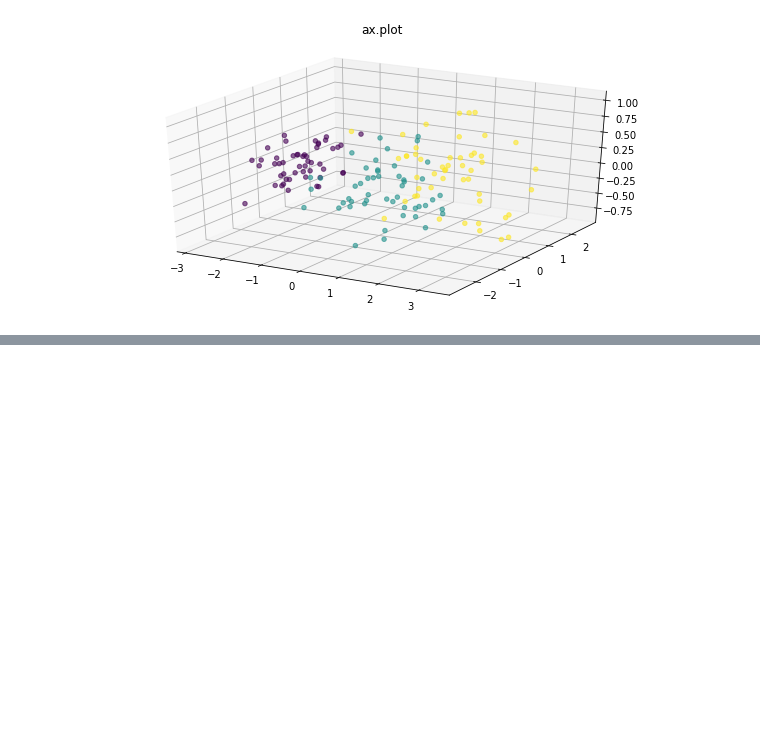
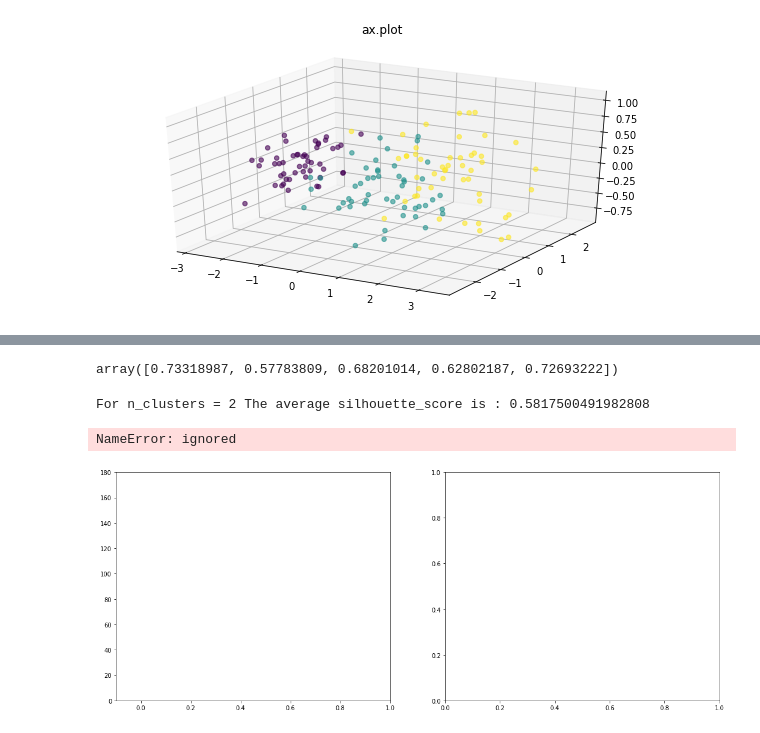
Before and after one commit to skdding3/Code-Practice, a Jupyter notebook: Unsupervised_Learning.ipynb, the cells around one changed output, grey strips where cells are left out. Cells and saved outputs as stored; diff of their text form; code cells hidden in the pictures; blank space fills up the shorter version.

```diff
--- a/Unsupervised_Learning.ipynb
+++ b/Unsupervised_Learning.ipynb
@@ -100,0 +117,9 @@ plt.show();
+# %%
+from sklearn.metrics import silhouette_samples, silhouette_score
+
+score = silhouette_score(data_scaled, kmeans.labels_)
+score
+samples = silhouette_samples(data_scaled, kmeans.labels_)
+samples[:5]
+# %% [output]
+array([0.73318987, 0.57783809, 0.68201014, 0.62802187, 0.72693222])
@@ -100,0 +213,6 @@ plt.show();
+# %%
+plot_silhouette(data_scaled, [2, 3, 4, 5])
+# %% [output]
+For n_clusters = 2 The average silhouette_score is : 0.5817500491982808
+NameError: ignored
+[figure, added]
```
Also changed, not shown: parts of 5 cells of this notebook.
